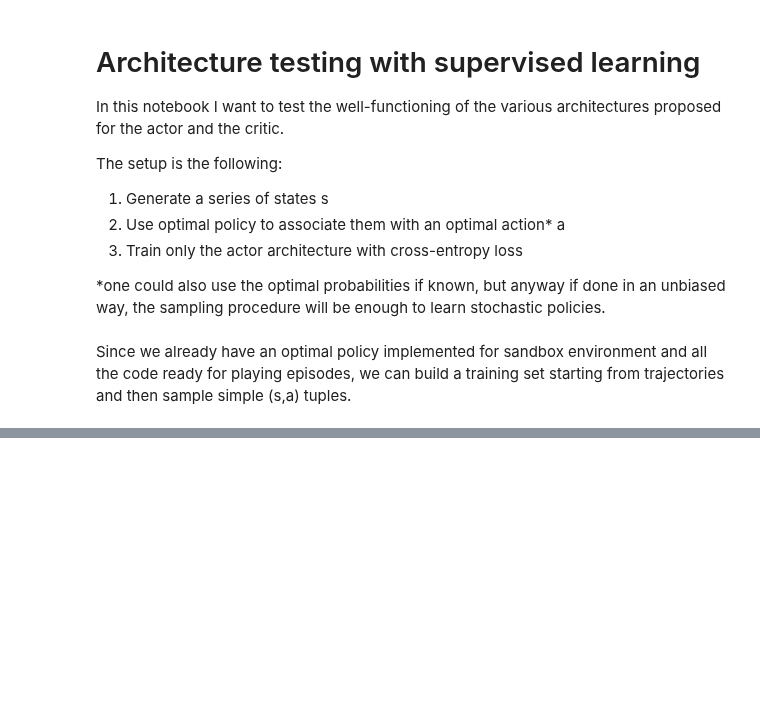
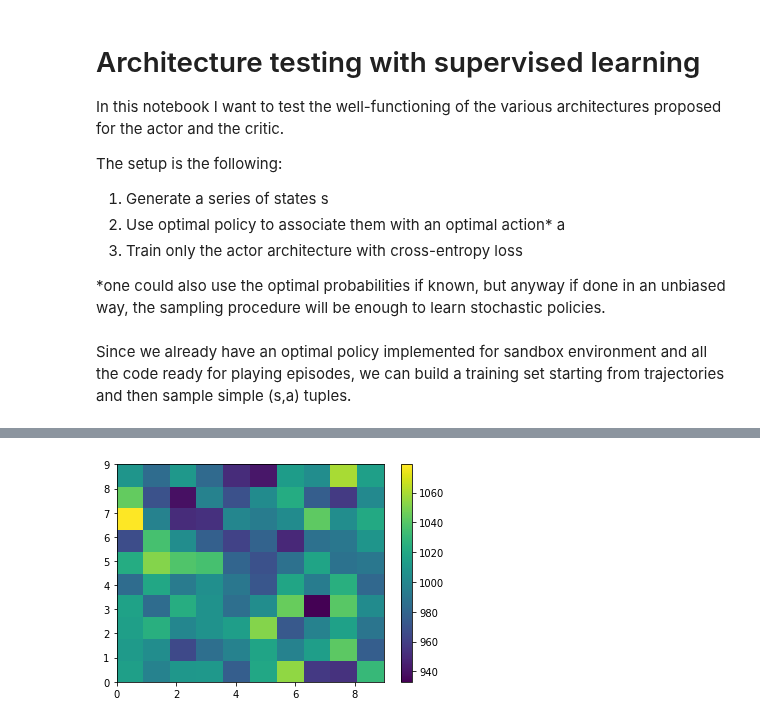
Before and after one commit to nicoladainese96/RelationalDeepRL, a Jupyter notebook: Supervised_test.ipynb, the cells around one changed output, grey strips where cells are left out. Cells and saved outputs as stored; diff of their text form; code cells hidden in the pictures; blank space fills up the shorter version.

```diff
--- a/Supervised_test.ipynb
+++ b/Supervised_test.ipynb
@@ -46,0 +134,17 @@ def play_optimal(env):
+# %%
+initials = []
+goals = []
+N = 100000
+for i in range(N):
+    initial, goal = random_start(10,10)
+    initials.append(initial)
+    goals.append(goal)
+# %%
+initials = np.array(initials)
+x_initials = initials[:,0]
+y_initials = initials[:,1]
+plt.hist2d(x_initials, y_initials, bins = [10,10])
+plt.colorbar()
+plt.show()
+# %% [output]
+[figure, added]
```
Also changed, not shown: parts of 62 cells of this notebook, 9 other files.
